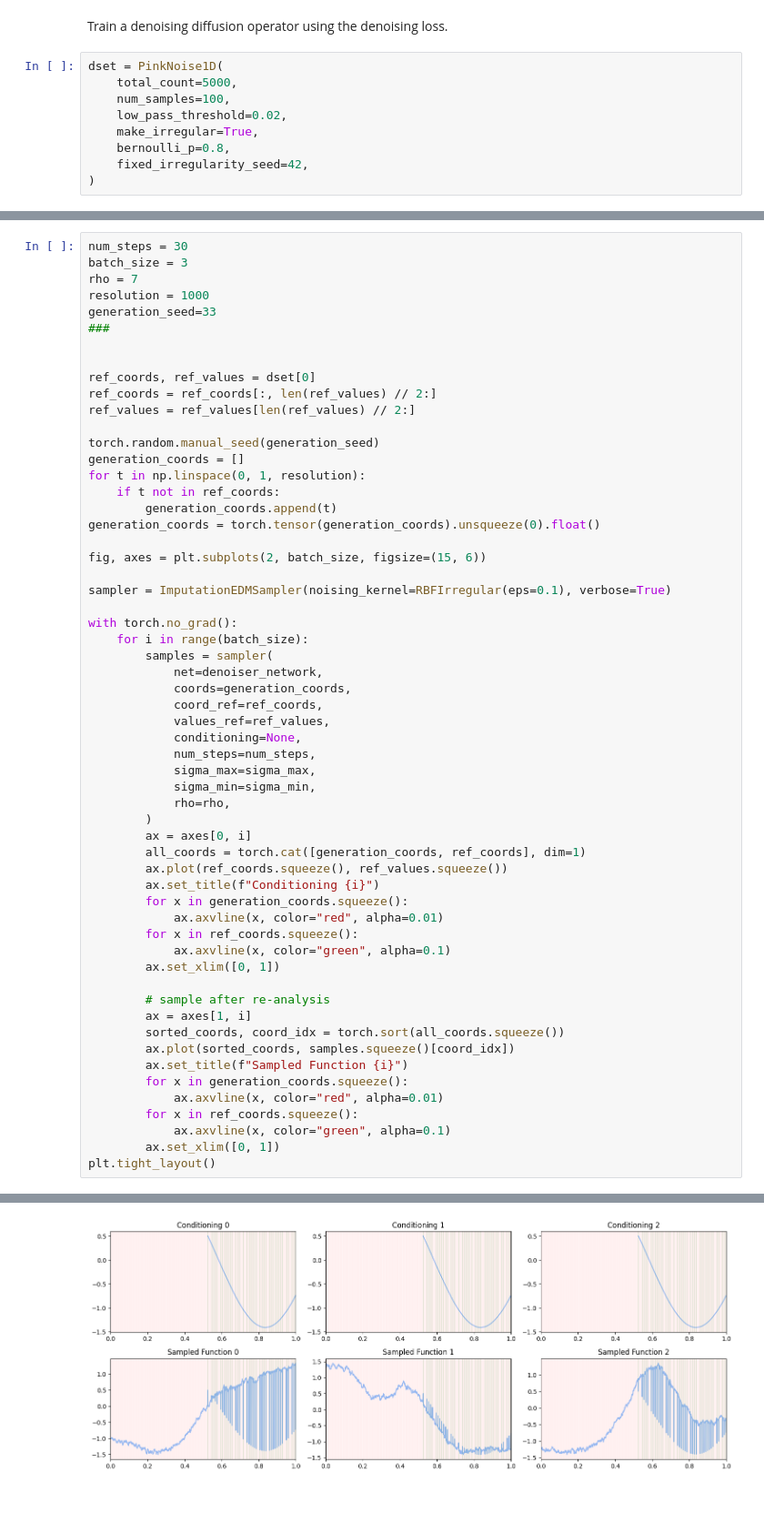
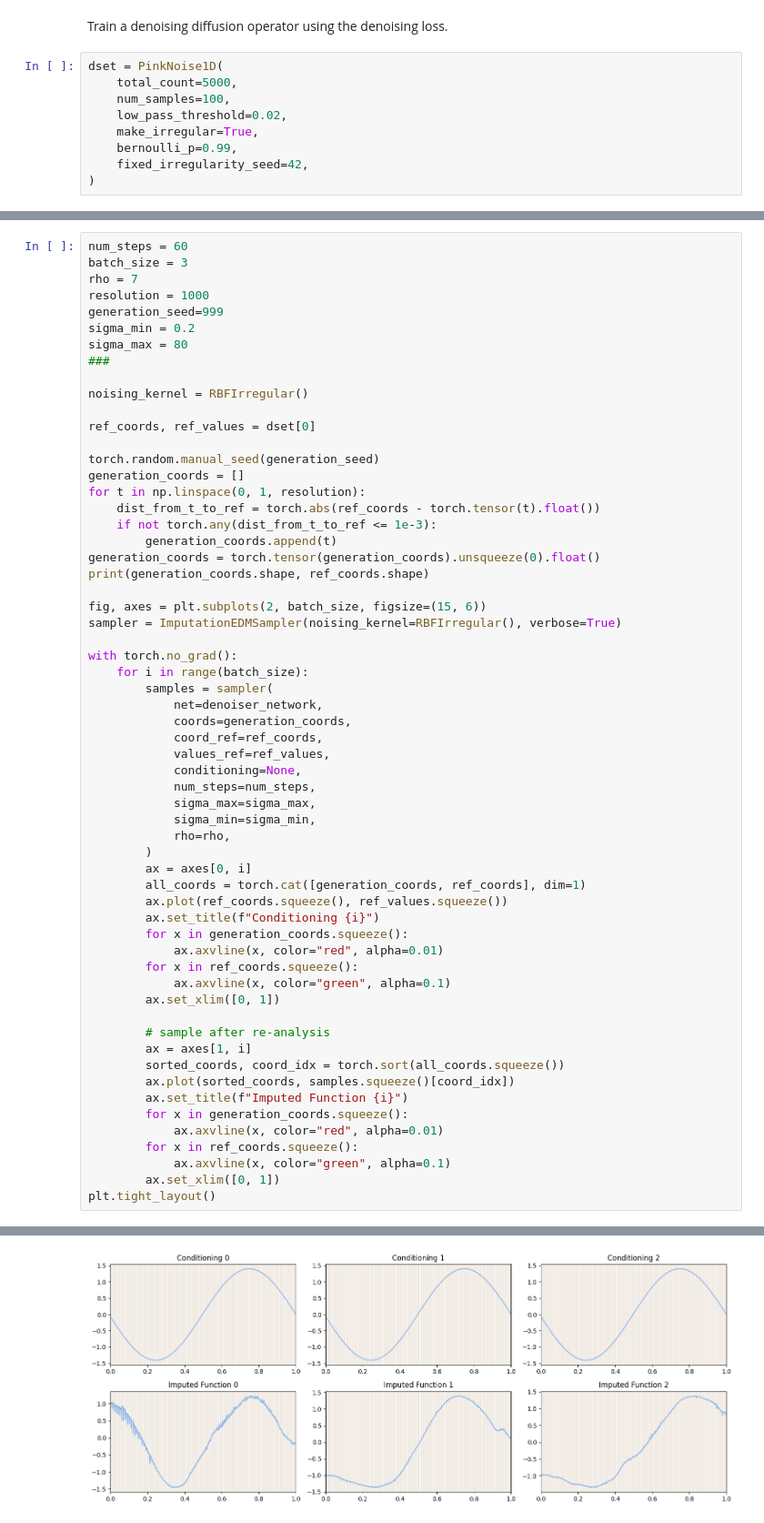
Before and after one commit to HamidrezaKmK/cond-diffusion-operators-edm, a Jupyter notebook: notebooks/1d_reanalysis.ipynb, the cells around one changed output, grey strips where cells are left out. Shown at 91% size. Cells and saved outputs as stored; diff of their text form.

```diff
--- a/notebooks/1d_reanalysis.ipynb
+++ b/notebooks/1d_reanalysis.ipynb
@@ -75,6 +125,6 @@ dset = PinkNoise1D(
     num_samples=100,
     low_pass_threshold=0.02,
     make_irregular=True,
-    bernoulli_p=0.8,
+    bernoulli_p=0.99,
     fixed_irregularity_seed=42,
 )
@@ -81,26 +198,28 @@ dset = PinkNoise1D(
 # %%
-num_steps = 30
+num_steps = 60
 batch_size = 3
 rho = 7
 resolution = 1000
-generation_seed=33
+generation_seed=999
+sigma_min = 0.2
+sigma_max = 80
 ###
 
+noising_kernel = RBFIrregular()
 
 ref_coords, ref_values = dset[0]
-ref_coords = ref_coords[:, len(ref_values) // 2:]
-ref_values = ref_values[len(ref_values) // 2:]
 
 torch.random.manual_seed(generation_seed)
 generation_coords = []
 for t in np.linspace(0, 1, resolution):
-    if t not in ref_coords:
+    dist_from_t_to_ref = torch.abs(ref_coords - torch.tensor(t).float())
+    if not torch.any(dist_from_t_to_ref <= 1e-3):
         generation_coords.append(t)
 generation_coords = torch.tensor(generation_coords).unsqueeze(0).float()
+print(generation_coords.shape, ref_coords.shape)
 
 fig, axes = plt.subplots(2, batch_size, figsize=(15, 6))
-
-sampler = ImputationEDMSampler(noising_kernel=RBFIrregular(eps=0.1), verbose=True)
+sampler = ImputationEDMSampler(noising_kernel=RBFIrregular(), verbose=True)
 
 with torch.no_grad():
     for i in range(batch_size):
@@ -129,7 +248,7 @@ with torch.no_grad():
         ax = axes[1, i]
         sorted_coords, coord_idx = torch.sort(all_coords.squeeze())
         ax.plot(sorted_coords, samples.squeeze()[coord_idx])
-        ax.set_title(f"Sampled Function {i}")
+        ax.set_title(f"Imputed Function {i}")
         for x in generation_coords.squeeze():
             ax.axvline(x, color="red", alpha=0.01)
         for x in ref_coords.squeeze():
@@ -140 +260 @@ plt.tight_layout()
-[figure, old version]
+[figure, new version]
```
Also changed, not shown: parts of 5 cells of this notebook, 1 other file.
